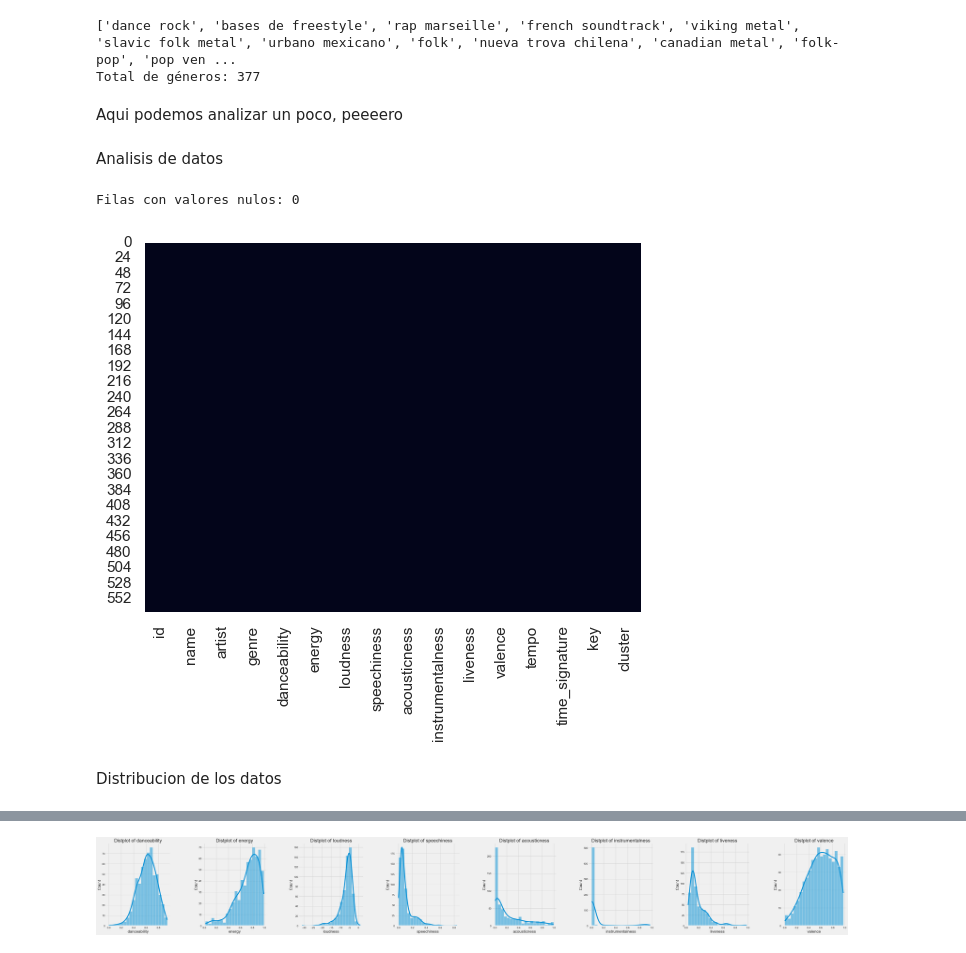
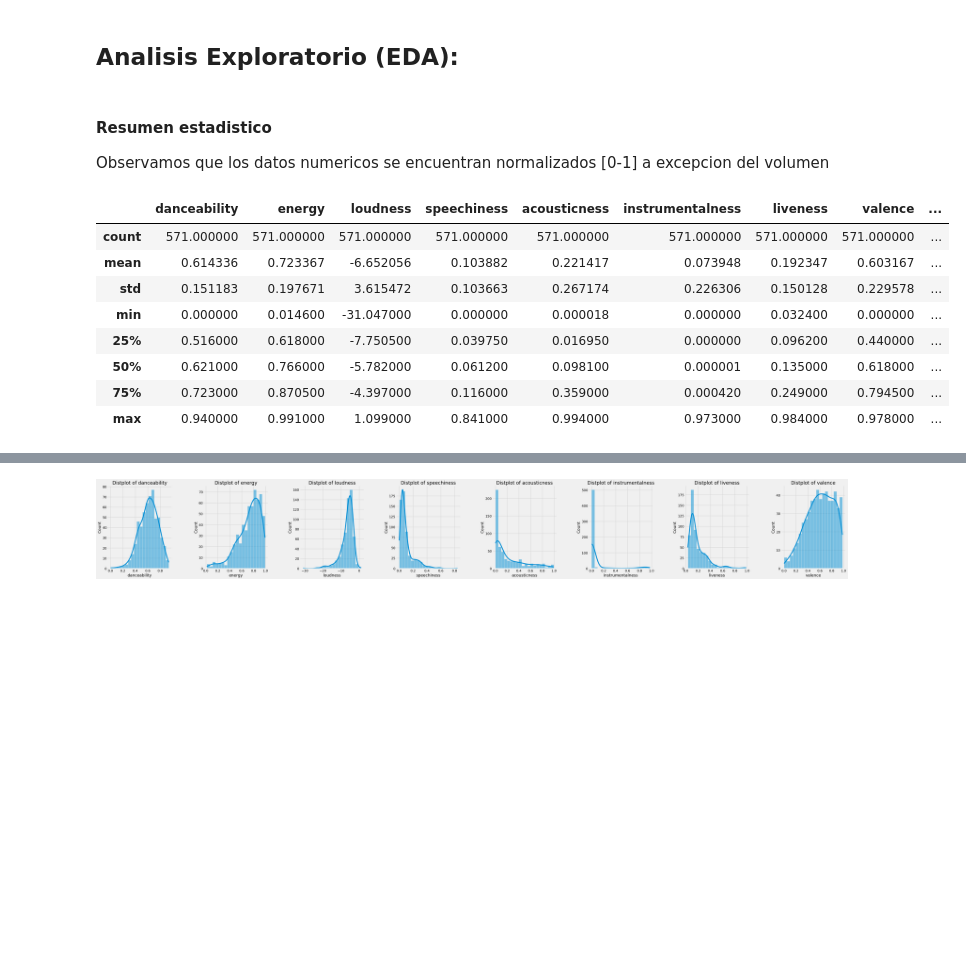
Before and after one commit to R0SEWT/SpotiOrganizer, a Jupyter notebook: clasificador.ipynb, the cells around one changed output, grey strips where cells are left out. Drawn from its saved outputs; the diff is of its cells as text; code cells hidden in the pictures; blank space fills up the shorter version.

```diff
--- a/clasificador.ipynb
+++ b/clasificador.ipynb
@@ -130,24 +122,17 @@ df.head()
-# %%
-# todos los géneros
-all_genres = set()
-for genres in df['genre']:
-    all_genres.update(genres)
-
-all_genres = list(all_genres)
-print(all_genres)
-print(f'Total de géneros: {len(all_genres)}')
-# %% [output]
-['dance rock', 'bases de freestyle', 'rap marseille', 'french soundtrack', 'viking metal', 'slavic folk metal', 'urbano mexicano', 'folk', 'nueva trova chilena', 'canadian metal', 'folk-pop', 'pop ven ...
-Total de géneros: 377
-# %% [markdown]
-Aqui podemos analizar un poco, peeeero
-# %% [markdown]
-Analisis de datos
-# %%
-sns.heatmap(df.isnull(), cbar=False)
-print(f'Filas con valores nulos: {df.isnull().sum().sum()}')
-# %% [output]
-Filas con valores nulos: 0
-[figure, removed]
-# %% [markdown]
-Distribucion de los datos
+# %% [markdown]
+## Analisis Exploratorio (EDA):
+# %% [markdown]
+#### Resumen estadistico
+Observamos que los datos numericos se encuentran normalizados [0-1] a excepcion del volumen
+# %%
+df.describe()
+# %% [output]
+|  | danceability | energy | loudness | speechiness | acousticness | instrumentalness | liveness | valence | ... |
+| count | 571.000000 | 571.000000 | 571.000000 | 571.000000 | 571.000000 | 571.000000 | 571.000000 | 571.000000 | ... |
+| mean | 0.614336 | 0.723367 | -6.652056 | 0.103882 | 0.221417 | 0.073948 | 0.192347 | 0.603167 | ... |
+| std | 0.151183 | 0.197671 | 3.615472 | 0.103663 | 0.267174 | 0.226306 | 0.150128 | 0.229578 | ... |
+| min | 0.000000 | 0.014600 | -31.047000 | 0.000000 | 0.000018 | 0.000000 | 0.032400 | 0.000000 | ... |
+| 25% | 0.516000 | 0.618000 | -7.750500 | 0.039750 | 0.016950 | 0.000000 | 0.096200 | 0.440000 | ... |
+| 50% | 0.621000 | 0.766000 | -5.782000 | 0.061200 | 0.098100 | 0.000001 | 0.135000 | 0.618000 | ... |
+| 75% | 0.723000 | 0.870500 | -4.397000 | 0.116000 | 0.359000 | 0.000420 | 0.249000 | 0.794500 | ... |
+| max | 0.940000 | 0.991000 | 1.099000 | 0.841000 | 0.994000 | 0.973000 | 0.984000 | 0.978000 | ... |
```
Also changed, not shown: parts of 24 cells of this notebook, 4 other files.
